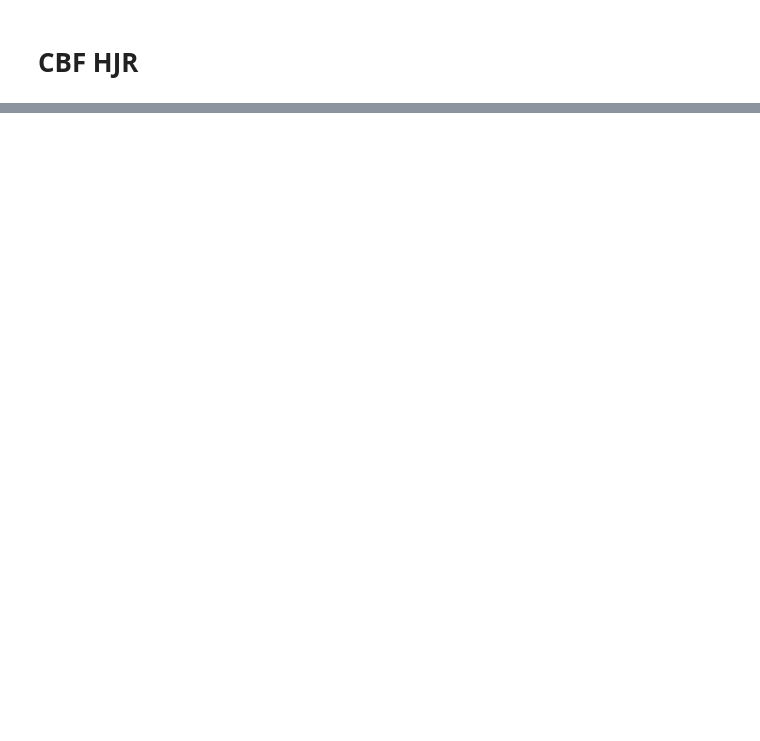
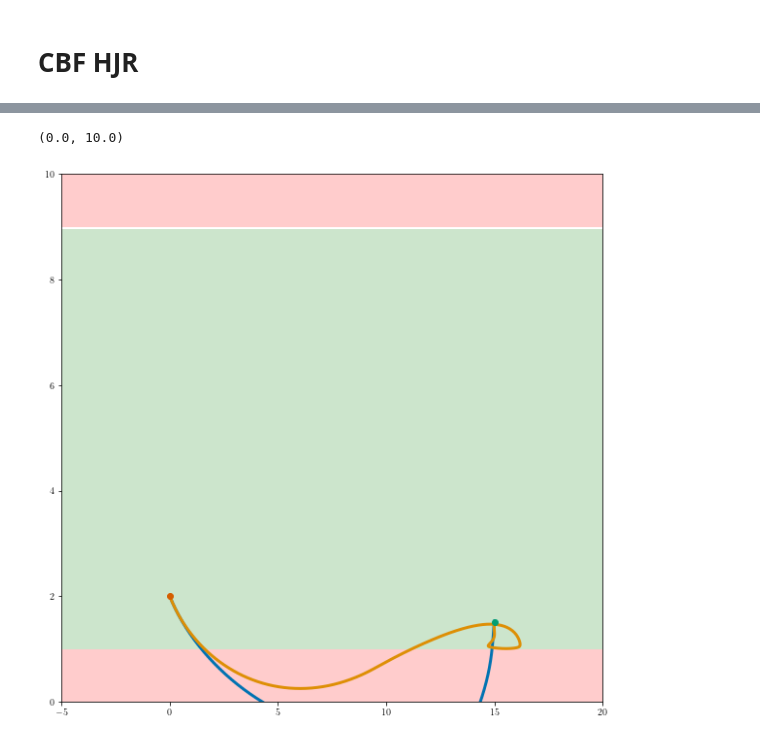
Before and after one commit to UCSD-SASLab/refineCBF, a Jupyter notebook: examples/quad_vertical.ipynb, the cells around one changed output, grey strips where cells are left out. Drawn from its saved outputs; the diff is of its cells as text; code cells hidden in the pictures; blank space fills up the shorter version.

```diff
--- a/examples/quad_vertical.ipynb
+++ b/examples/quad_vertical.ipynb
@@ -178,0 +298,10 @@ target_values = hj.solve(solver_settings, dyn_hjr, grid, times, init_values)
+# %%
+alpha = lambda x: 5 * x
+# %%
+x0 = np.array([0, 3, 2, -3, - np.pi/4, 1])
+x_goal = np.array([15, 0, 1.5, 0, 0, 0])
+nom_control = nominal_control(control_at_rest, x_goal, K)
+quad_asif = asif.ControlAffineASIF(dyn, quad_tabular_cbf, alpha=alpha, nominal_policy=nom_control, umin=umin, umax=umax)
+# %%
+new_vals_broadcast = np.repeat(np.repeat(safe_values[np.newaxis, ...], 5, axis=0)[np.newaxis, ...], 5, axis=0)
+new_vf_vals = np.repeat(np.repeat(quad_tabular_cbf.vf_table[np.newaxis, ...], 5, axis=0)[np.newaxis, ...], 5, axis=0)
@@ -178,0 +343,17 @@ target_values = hj.solve(solver_settings, dyn_hjr, grid, times, init_values)
+# %%
+matplotlib.rcParams['lines.linewidth'] = 3
+# %%
+fig, ax = plt.subplots(figsize=(10,10))
+sns.set_palette("colorblind")
+ax.contourf(extended_grid.coordinate_vectors[0], extended_grid.coordinate_vectors[2], new_vf_vals[:, 2, :, 13, 15, 13].T, levels=[0, 100], colors='green', alpha=.2)
+ax.plot(np.array(states)[:, 0], np.array(states)[:, 2])
+ax.plot(np.array(states_filt_ws)[:, 0], np.array(states_filt_ws)[:, 2])
+ax.plot(x_goal[0], x_goal[2], 'o')
+ax.plot(x0[0], x0[2], 'o')
+ax.contourf(extended_grid.coordinate_vectors[0], extended_grid.coordinate_vectors[2], new_vals_broadcast[:, 2, :, 13, 20, 13].T, levels=[-100, 0], colors='r', alpha=.2)
+
+ax.set_xlim([-5, 20])
+ax.set_ylim([0,10])
+# %% [output]
+(0.0, 10.0)
+[figure, added]
```
Also changed, not shown: parts of 45 cells of this notebook.
